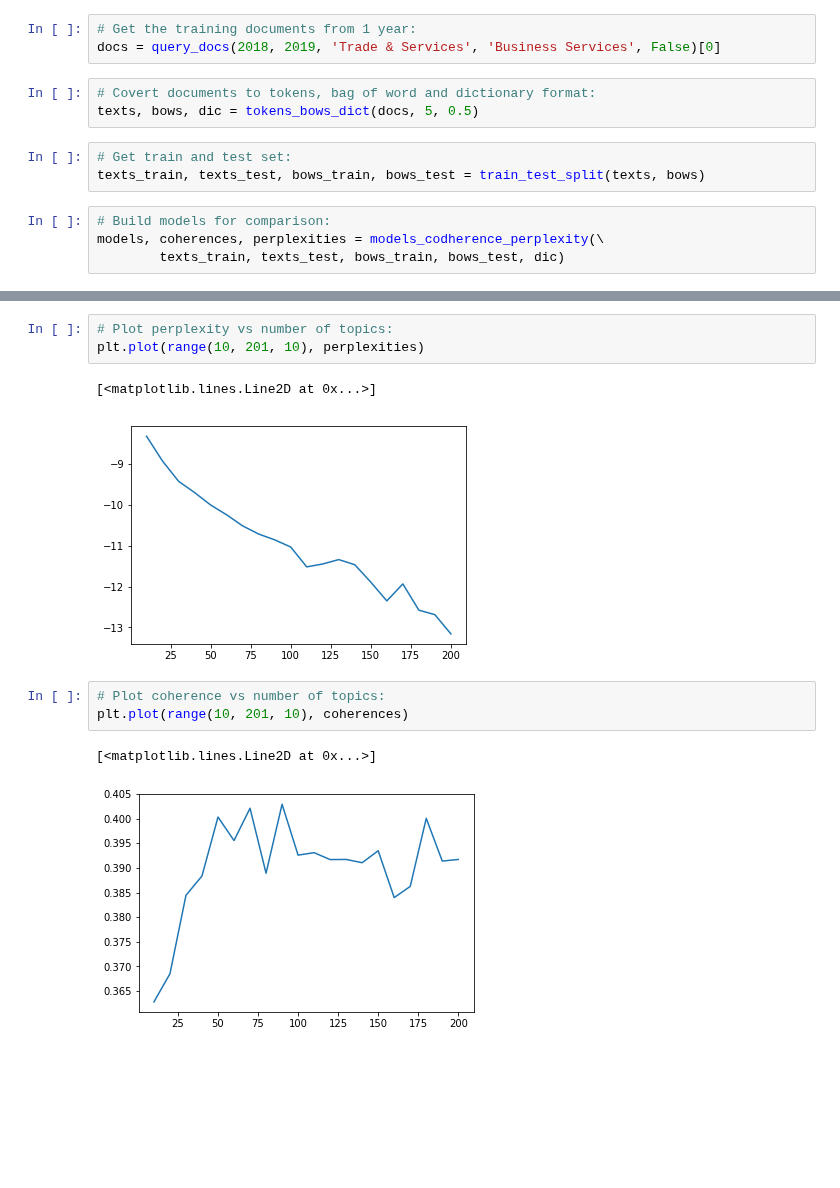
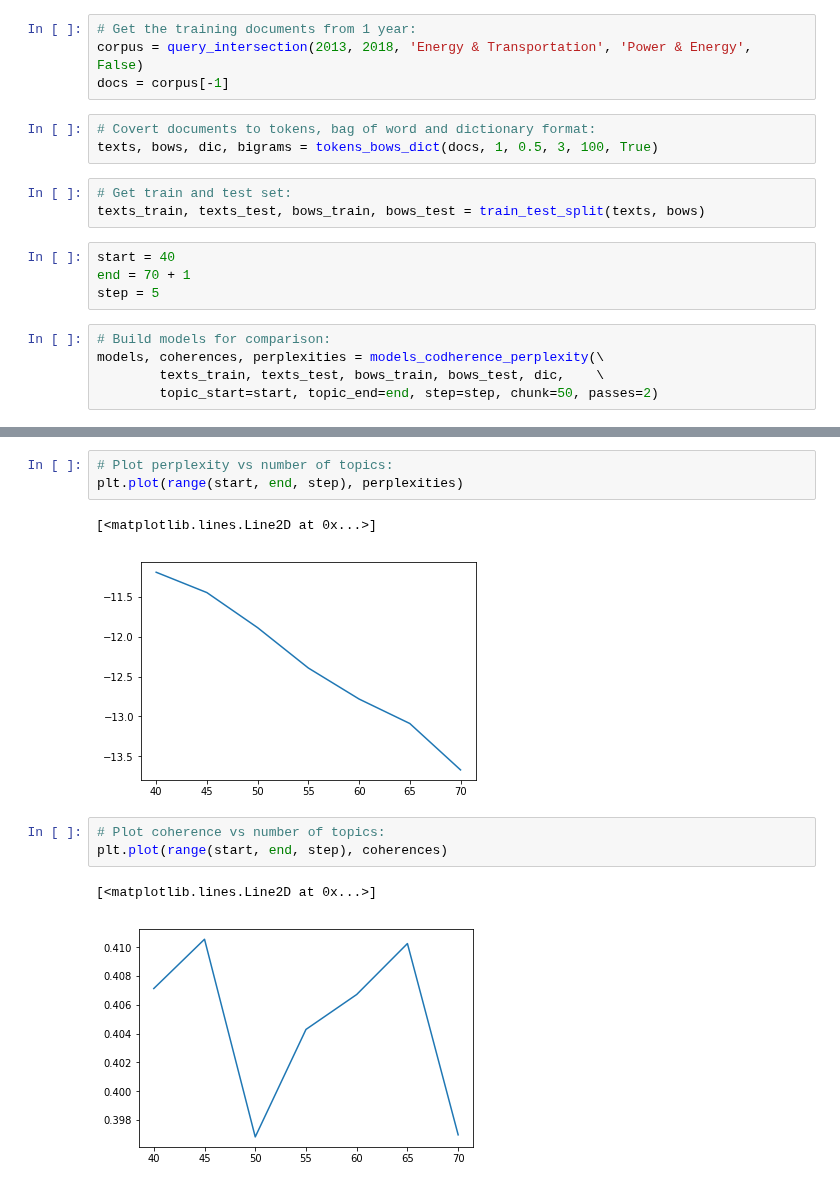
Before and after one commit to aischeveva/DS-Project-Futurice, a Jupyter notebook: code_snippets/Topic Modeling Sample.ipynb, the cells around one changed output, grey strips where cells are left out. Drawn from its saved outputs; the diff is of its cells as text; blank space fills up the shorter version.

```diff
--- a/code_snippets/Topic Modeling Sample.ipynb
+++ b/code_snippets/Topic Modeling Sample.ipynb
@@ -16,14 +23,20 @@ The autoreload extension is already loaded. To reload it, use:
 # %%
 # Get the training documents from 1 year:
-docs = query_docs(2018, 2019, 'Trade & Services', 'Business Services', False)[0]
+corpus = query_intersection(2013, 2018, 'Energy & Transportation', 'Power & Energy', False)
+docs = corpus[-1]
 # %%
 # Covert documents to tokens, bag of word and dictionary format:
-texts, bows, dic = tokens_bows_dict(docs, 5, 0.5)
+texts, bows, dic, bigrams = tokens_bows_dict(docs, 1, 0.5, 3, 100, True)
 # %%
 # Get train and test set:
 texts_train, texts_test, bows_train, bows_test = train_test_split(texts, bows)
+# %%
+start = 40
+end = 70 + 1
+step = 5
 # %%
 # Build models for comparison:
 models, coherences, perplexities = models_codherence_perplexity(\
-        texts_train, texts_test, bows_train, bows_test, dic)
+        texts_train, texts_test, bows_train, bows_test, dic,    \
+        topic_start=start, topic_end=end, step=step, chunk=50, passes=2)
 # %% [output]
@@ -50,12 +50,12 @@ Building model of 200 topics
 # %%
 # Plot perplexity vs number of topics:
-plt.plot(range(10, 201, 10), perplexities)
+plt.plot(range(start, end, step), perplexities)
 # %% [output]
 [<matplotlib.lines.Line2D at 0x...>]
-[figure, old version]
+[figure, new version]
 # %%
 # Plot coherence vs number of topics:
-plt.plot(range(10, 201, 10), coherences)
+plt.plot(range(start, end, step), coherences)
 # %% [output]
 [<matplotlib.lines.Line2D at 0x...>]
-[figure, old version]
+[figure, new version]
```
Also changed, not shown: parts of 14 cells of this notebook, 2 other files.
